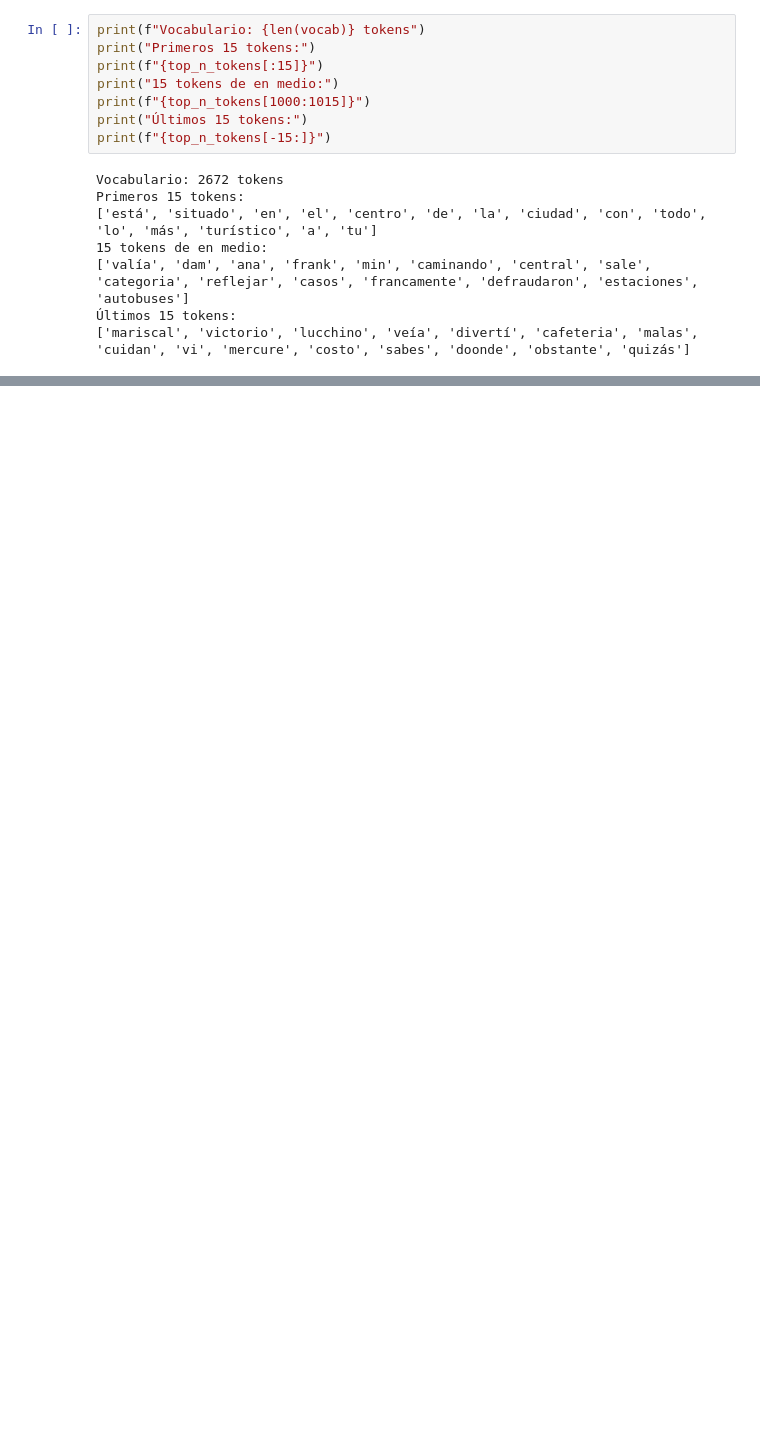
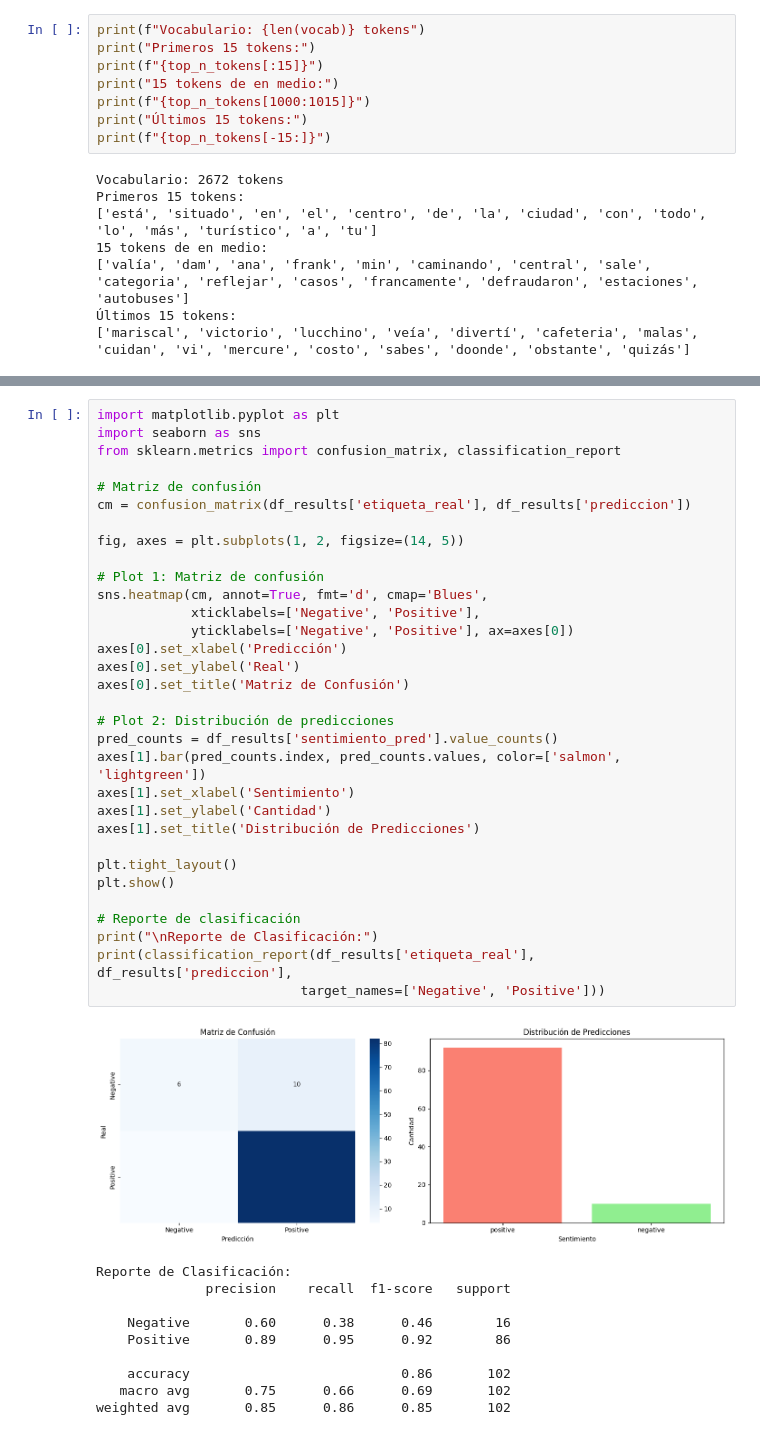
Before and after one commit to sebastianb92/nlp-labs, a Jupyter notebook: Session2/1-Word-Embeddings.ipynb, the cells around one changed output, grey strips where cells are left out. Cells and saved outputs as stored; diff of their text form; blank space fills up the shorter version.

```diff
--- a/Session2/1-Word-Embeddings.ipynb
+++ b/Session2/1-Word-Embeddings.ipynb
@@ -143,0 +493,43 @@ Primeros 15 tokens:
+# %%
+import matplotlib.pyplot as plt
+import seaborn as sns
+from sklearn.metrics import confusion_matrix, classification_report
+
+# Matriz de confusión
+cm = confusion_matrix(df_results['etiqueta_real'], df_results['prediccion'])
+
+fig, axes = plt.subplots(1, 2, figsize=(14, 5))
+
+# Plot 1: Matriz de confusión
+sns.heatmap(cm, annot=True, fmt='d', cmap='Blues',
+            xticklabels=['Negative', 'Positive'],
+            yticklabels=['Negative', 'Positive'], ax=axes[0])
+axes[0].set_xlabel('Predicción')
+axes[0].set_ylabel('Real')
+axes[0].set_title('Matriz de Confusión')
+
+# Plot 2: Distribución de predicciones
+pred_counts = df_results['sentimiento_pred'].value_counts()
+axes[1].bar(pred_counts.index, pred_counts.values, color=['salmon', 'lightgreen'])
+axes[1].set_xlabel('Sentimiento')
+axes[1].set_ylabel('Cantidad')
+axes[1].set_title('Distribución de Predicciones')
+
+plt.tight_layout()
+plt.show()
+
+# Reporte de clasificación
+print("\nReporte de Clasificación:")
+print(classification_report(df_results['etiqueta_real'], df_results['prediccion'],
+                          target_names=['Negative', 'Positive']))
+# %% [output]
+[figure, added]
+Reporte de Clasificación:
+              precision    recall  f1-score   support
+
+    Negative       0.60      0.38      0.46        16
+    Positive       0.89      0.95      0.92        86
+
+    accuracy                           0.86       102
+   macro avg       0.75      0.66      0.69       102
+weighted avg       0.85      0.86      0.85       102
```
Also changed, not shown: parts of 29 cells of this notebook.
